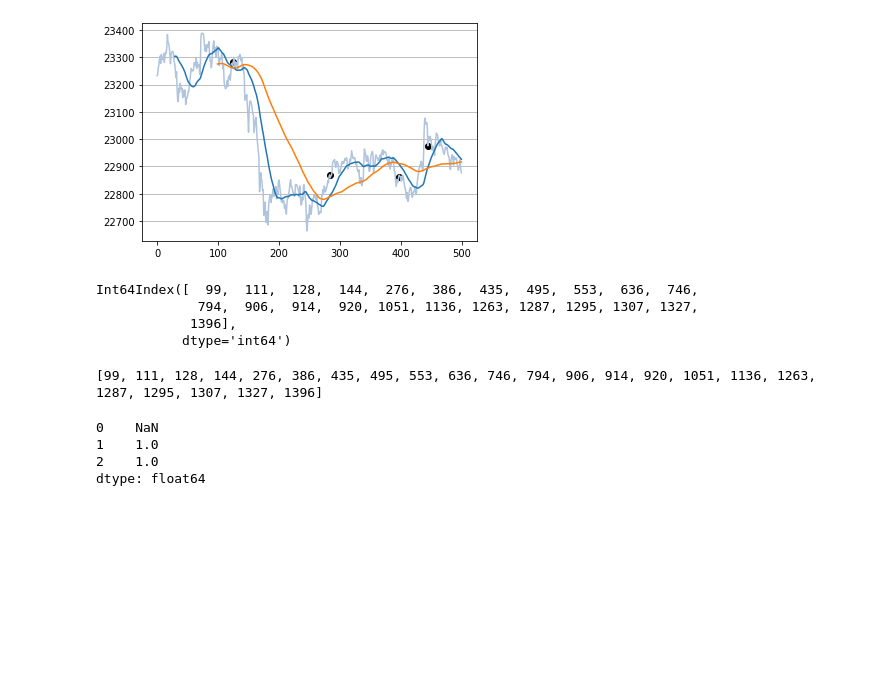
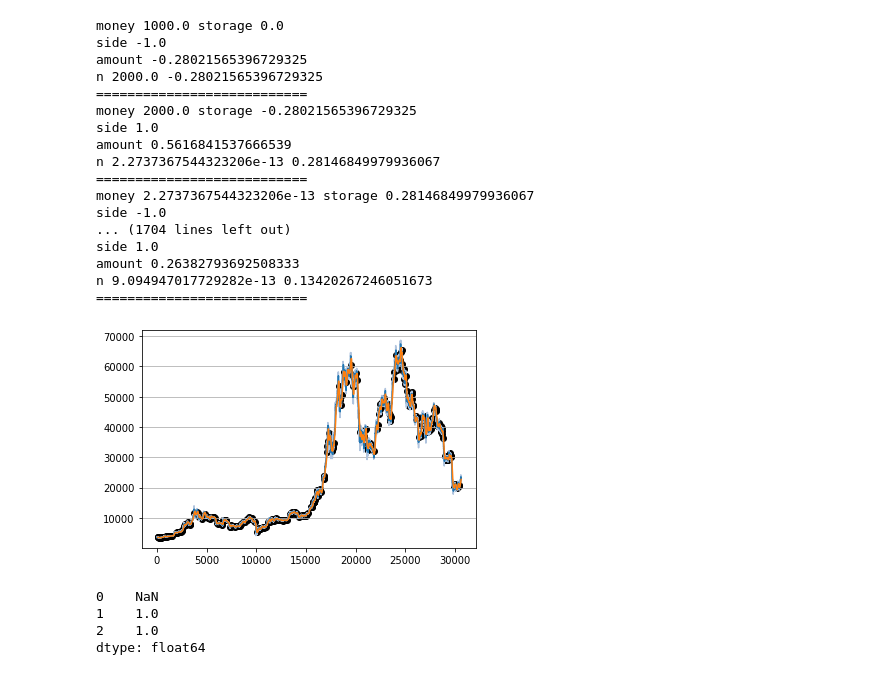
Before and after one commit to LagerWu0501/Grid_Trading, a Jupyter notebook: example_SMA.ipynb, the cells around one changed output. Cells and saved outputs as stored; diff of their text form; code cells hidden in the pictures; blank space fills up the shorter version.

```diff
--- a/example_SMA.ipynb
+++ b/example_SMA.ipynb
@@ -43,29 +43,35 @@ sma_parameters = {
     "start_money" : 1000.0,                           ## float
     "start_storage" : 0.0,                            ## float
     "trading_fee_rate" : 0.002,                       ## float
-    "unit" : 0.0001,                                  ## float
+    "unit" : 0.1,                                  ## float
     "long_period": 100,                               ## long period of SMA curve
     "short_period": 30,                               ## short period of SMA curve
     "trading_logistic":"both",                        ## "long", "short", "both"
     "trading_unit": "all_in"                          ## "all_in", "same_unit" or "same_money"
 }
 sma = Strategies.SMA(sma_parameters)
-# %%
-sma.back_test(df[:500])
-# %% [output]
-[figure, removed]
-# %%
-indice = a.index
-print(indice)
-# %% [output]
-Int64Index([  99,  111,  128,  144,  276,  386,  435,  495,  553,  636,  746,
-             794,  906,  914,  920, 1051, 1136, 1263, 1287, 1295, 1307, 1327,
-            1396],
-           dtype='int64')
-# %%
-print(indice.to_list())
-# %% [output]
-[99, 111, 128, 144, 276, 386, 435, 495, 553, 636, 746, 794, 906, 914, 920, 1051, 1136, 1263, 1287, 1295, 1307, 1327, 1396]
+# %%
+a, _, _,_, _ = sma.back_test(df)
+# print(a)
+# %% [output]
+money 1000.0 storage 0.0
+side -1.0
+amount -0.28021565396729325
+n 2000.0 -0.28021565396729325
+===========================
+money 2000.0 storage -0.28021565396729325
+side 1.0
+amount 0.5616841537666539
+n 2.2737367544323206e-13 0.28146849979936067
+===========================
+money 2.2737367544323206e-13 storage 0.28146849979936067
+side -1.0
+... (1704 lines left out)
+side 1.0
+amount 0.26382793692508333
+n 9.094947017729282e-13 0.13420267246051673
+===========================
+[figure, added]
 # %%
 b = pd.Series([1,2,3])
 b.diff()
```
Also changed, not shown: parts of 1 cell of this notebook, 3 other files.
